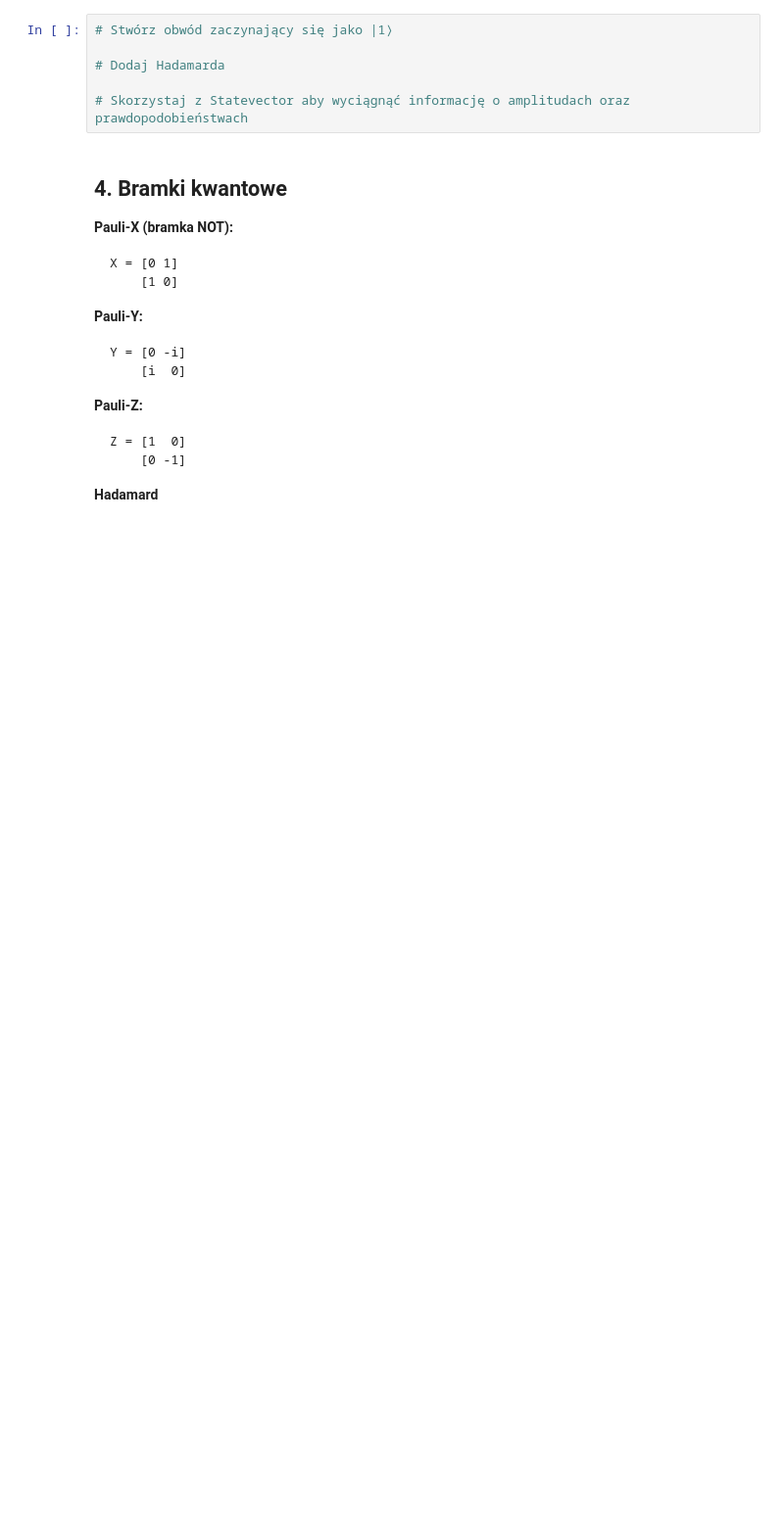
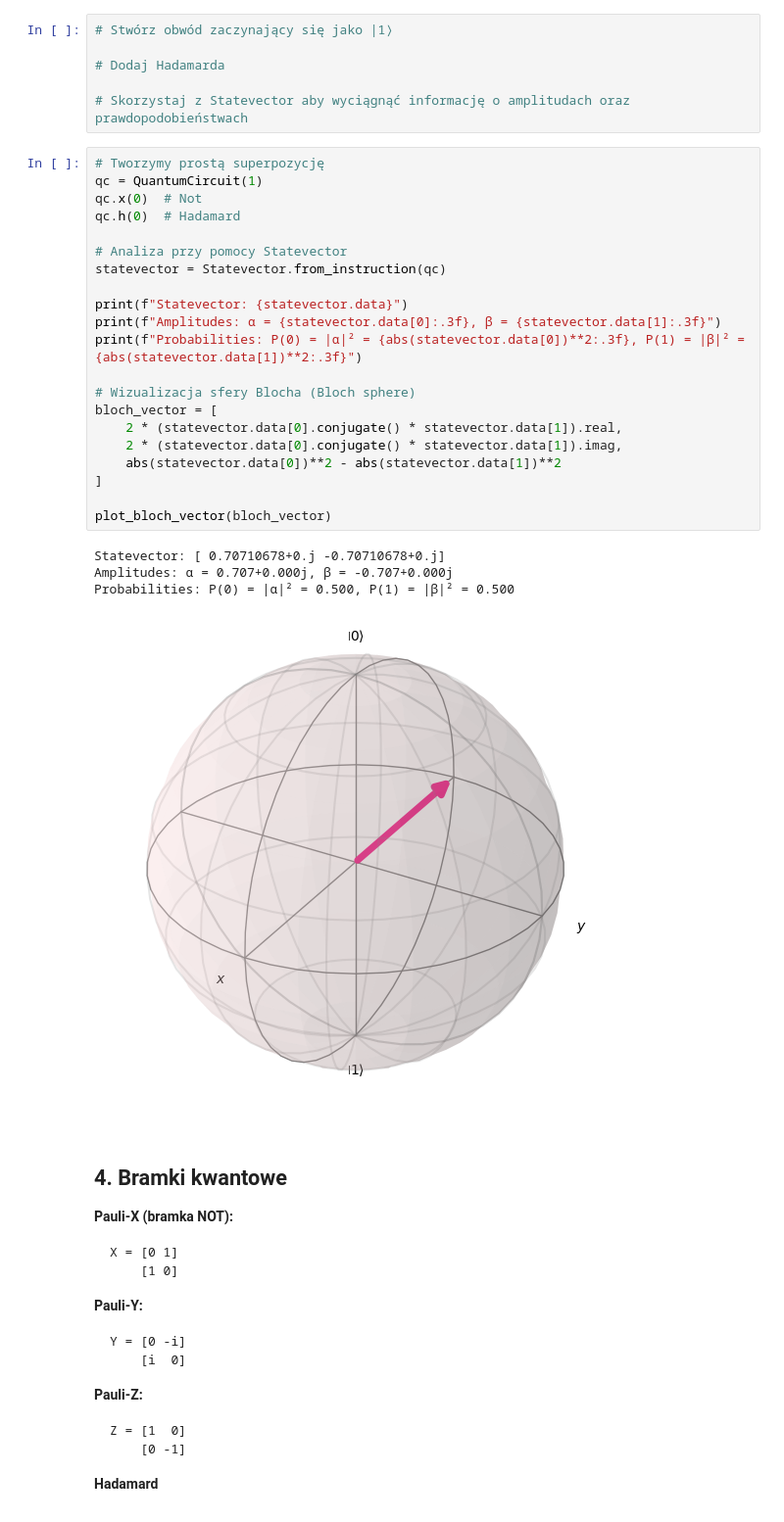
Before and after one commit to T2ooomasz/Masters, a Jupyter notebook: GHOST/GHOST-2.ipynb, the cells around one changed output. Shown at 98% size. Drawn from its saved outputs; the diff is of its cells as text; blank space fills up the shorter version.

```diff
--- a/GHOST/GHOST-2.ipynb
+++ b/GHOST/GHOST-2.ipynb
@@ -110,6 +134,32 @@ Stwóz obwód kwantowy który jest |1⟩ zamiast |0⟩, dodaj Hadamarda i sprawd
 # Dodaj Hadamarda
 
 # Skorzystaj z Statevector aby wyciągnąć informację o amplitudach oraz prawdopodobieństwach
+# %%
+# Tworzymy prostą superpozycję
+qc = QuantumCircuit(1)
+qc.x(0)  # Not
+qc.h(0)  # Hadamard
+
+# Analiza przy pomocy Statevector
+statevector = Statevector.from_instruction(qc)
+
+print(f"Statevector: {statevector.data}")
+print(f"Amplitudes: α = {statevector.data[0]:.3f}, β = {statevector.data[1]:.3f}")
+print(f"Probabilities: P(0) = |α|² = {abs(statevector.data[0])**2:.3f}, P(1) = |β|² = {abs(statevector.data[1])**2:.3f}")
+
+# Wizualizacja sfery Blocha (Bloch sphere)
+bloch_vector = [
+    2 * (statevector.data[0].conjugate() * statevector.data[1]).real,
+    2 * (statevector.data[0].conjugate() * statevector.data[1]).imag,
+    abs(statevector.data[0])**2 - abs(statevector.data[1])**2
+]
+
+plot_bloch_vector(bloch_vector)
+# %% [output]
+Statevector: [ 0.70710678+0.j -0.70710678+0.j]
+Amplitudes: α = 0.707+0.000j, β = -0.707+0.000j
+Probabilities: P(0) = |α|² = 0.500, P(1) = |β|² = 0.500
+[figure, added]
 # %% [markdown]
 ## 4. Bramki kwantowe
 
```
Also changed, not shown: parts of 16 cells of this notebook.
